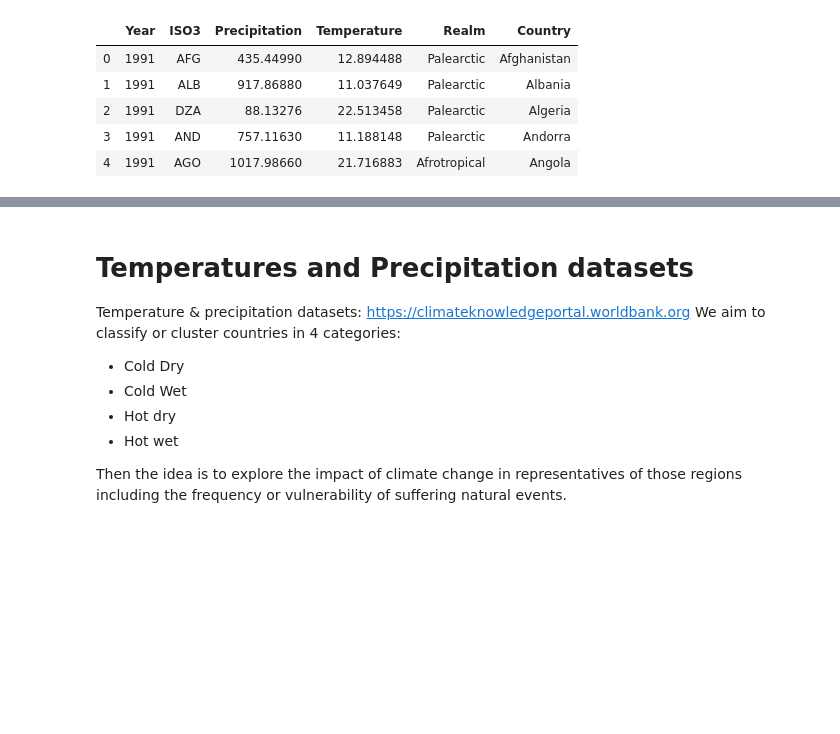
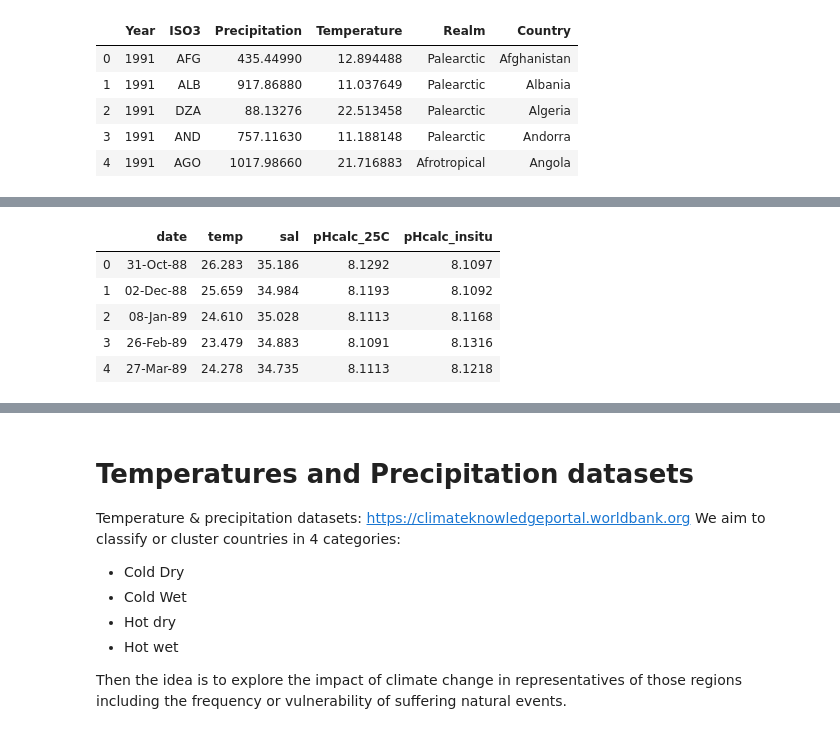
Before and after one commit to fabi-cast/Ecozones-in-a-Warming-World, a Jupyter notebook: notebooks/data-cleaning.ipynb, the cells around one changed output, grey strips where cells are left out. Cells and saved outputs as stored; diff of their text form; code cells hidden in the pictures; blank space fills up the shorter version.

```diff
--- a/notebooks/data-cleaning.ipynb
+++ b/notebooks/data-cleaning.ipynb
@@ -834,0 +990,11 @@ prec_temp.head()
+# %%
+hawaii_ocean = pd.read_csv('../data/raw_data/hawaii-ocean-ph.txt', sep= "\t")[["date", "temp", "sal", "pHcalc_25C", "pHcalc_insitu"]]
+# %%
+hawaii_ocean.head()
+# %% [output]
+|  | date | temp | sal | pHcalc_25C | pHcalc_insitu |
+| 0 | 31-Oct-88 | 26.283 | 35.186 | 8.1292 | 8.1097 |
+| 1 | 02-Dec-88 | 25.659 | 34.984 | 8.1193 | 8.1092 |
+| 2 | 08-Jan-89 | 24.610 | 35.028 | 8.1113 | 8.1168 |
+| 3 | 26-Feb-89 | 23.479 | 34.883 | 8.1091 | 8.1316 |
+| 4 | 27-Mar-89 | 24.278 | 34.735 | 8.1113 | 8.1218 |
```
Also changed, not shown: parts of 24 cells of this notebook.
